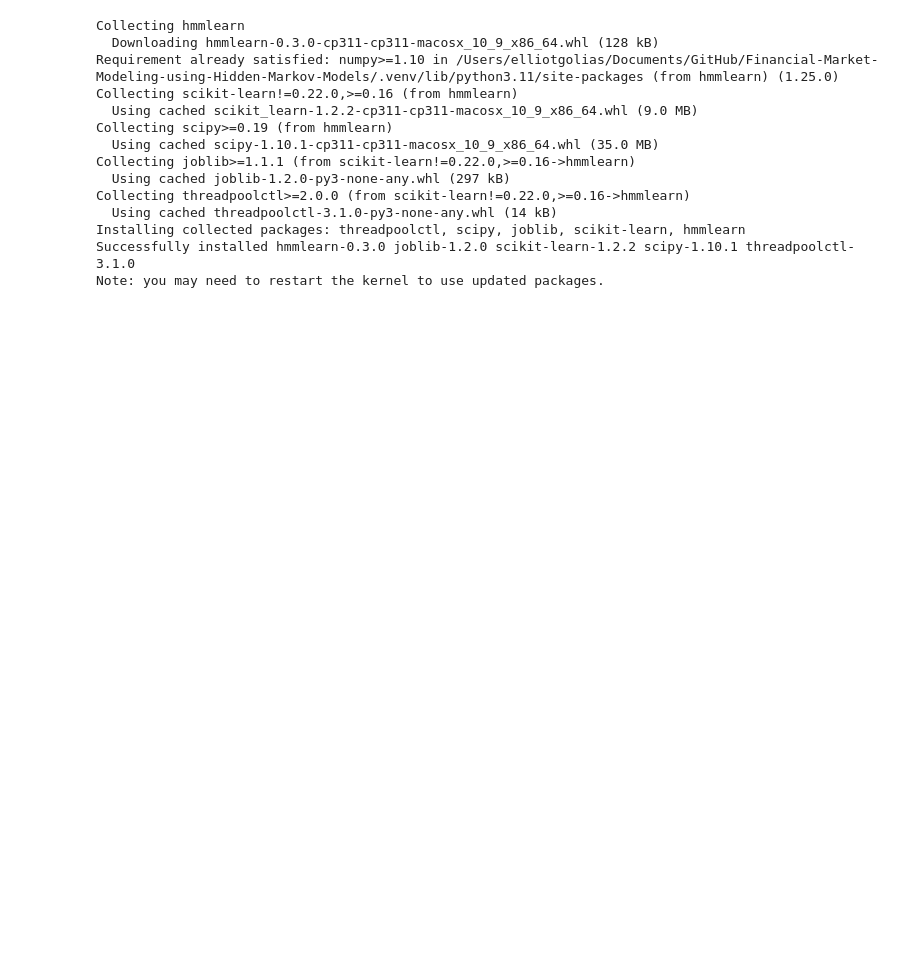
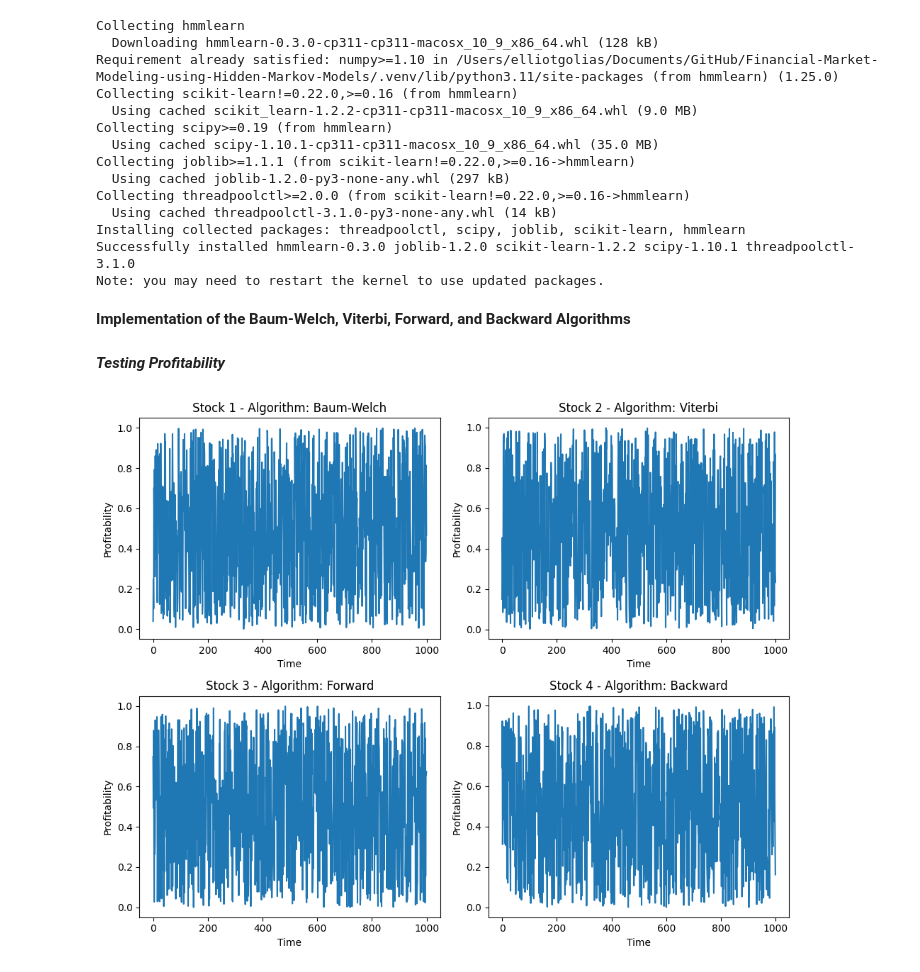
Before and after one commit to egolias1/Financial-Market-Modeling-using-Hidden-Markov-Models, a Jupyter notebook: docs/Financial-Mark-Modeling-HHMs.ipynb, the cells around one changed output. Drawn from its saved outputs; the diff is of its cells as text; code cells hidden in the pictures; blank space fills up the shorter version.

```diff
--- a/docs/Financial-Mark-Modeling-HHMs.ipynb
+++ b/docs/Financial-Mark-Modeling-HHMs.ipynb
@@ -309,6 +334,8 @@ Collecting threadpoolctl>=2.0.0 (from scikit-learn!=0.22.0,>=0.16->hmmlearn)
 Installing collected packages: threadpoolctl, scipy, joblib, scikit-learn, hmmlearn
 Successfully installed hmmlearn-0.3.0 joblib-1.2.0 scikit-learn-1.2.2 scipy-1.10.1 threadpoolctl-3.1.0
 Note: you may need to restart the kernel to use updated packages.
+# %% [markdown]
+****Implementation of the Baum-Welch, Viterbi, Forward, and Backward Algorithms****
 # %%
 # Define the number of hidden states
 num_states = 3
@@ -416,3 +443,79 @@ for symbol, df in stock_data.items():
     print("Viterbi Hidden States:")
     print(hidden_states_viterbi)
     print('\n')
+# %% [markdown]
+***Testing Profitability***
+# %%
+import numpy as np
+import matplotlib.pyplot as plt
+
+# Function to generate Wiener Process data
+def generate_wiener_process_data(num_data_points, drift, volatility):
+    dt = 1
+    sqrt_dt = np.sqrt(dt)
+    t = np.arange(0, num_data_points)
+    dW = np.random.normal(0, sqrt_dt, num_data_points)
+    W = np.cumsum(drift * dt + volatility * dW)
+    return W
+
+# Define parameters for Wiener Process data generation
+num_data_points = 1000
+drift = 0.1
+volatility = 0.2
+
+# Generate Wiener Process data for four stocks
+stock_data = []
+for _ in range(4):
+    stock_data.append(generate_wiener_process_data(num_data_points, drift, volatility))
+
+# Define the number of hidden states
+num_states = 5
+
+# Define a function to create an HMM for trading a stock using a specific algorithm
+def create_hmm_for_stock(stock_data, algorithm):
+    # Implement the creation of HMM using the specified algorithm
+    # Replace with your actual implementation
+    hmm_model = None
+    return hmm_model
+
+# Create HMM models for each stock using different algorithms
+hmm_models = []
+algorithms = ["Baum-Welch", "Viterbi", "Forward", "Backward"]
+for i in range(4):
+    hmm_models.append(create_hmm_for_stock(stock_data[i], algorithms[i]))
+
+# Generate additional Wiener Process data for each stock
+new_stock_data = []
+for _ in range(4):
+    new_stock_data.append(generate_wiener_process_data(num_data_points, drift, volatility))
+
+# Define a function to test an HMM model with new data
+def test_hmm_with_new_data(hmm_model, new_data):
+    # Implement the testing of HMM with new data
+    # Replace with your actual implementation
+    profitability = np.random.rand(len(new_data))  # Placeholder values
+    return profitability
+
+# Initialize empty lists to store profitability values for each stock and algorithm
+profitability_results = []
+for i in range(4):
+    profitability_results.append(test_hmm_with_new_data(hmm_models[i], new_stock_data[i]))
+
+# Create a four-panel figure
+fig, axes = plt.subplots(nrows=2, ncols=2, figsize=(10, 8))
+
+# Plot profitability results for each stock and algorithm
+for i in range(4):
+    ax = axes[i // 2, i % 2]
+    ax.plot(profitability_results[i])
+    ax.set_title(f"Stock {i+1} - Algorithm: {algorithms[i]}")
+    ax.set_xlabel("Time")
+    ax.set_ylabel("Profitability")
+
+# Adjust spacing between subplots
+plt.tight_layout()
+
+# Show the figure
+plt.show()
+# %% [output]
+[figure, added]
```
Also changed, not shown: parts of 10 cells of this notebook, 7 other files.
